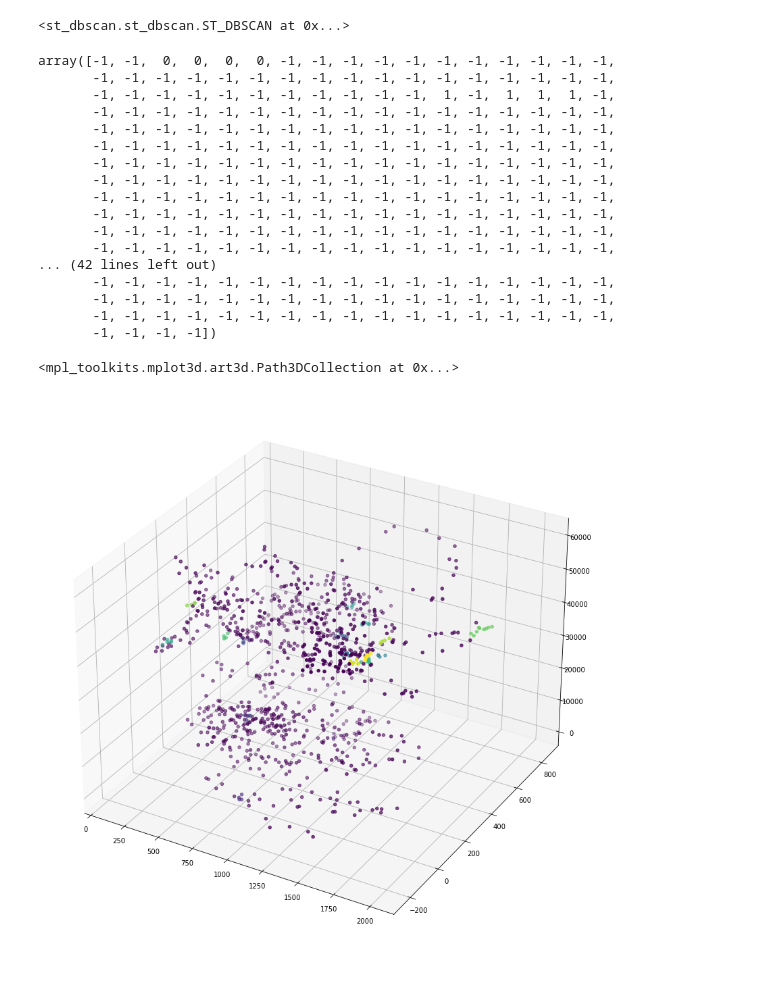
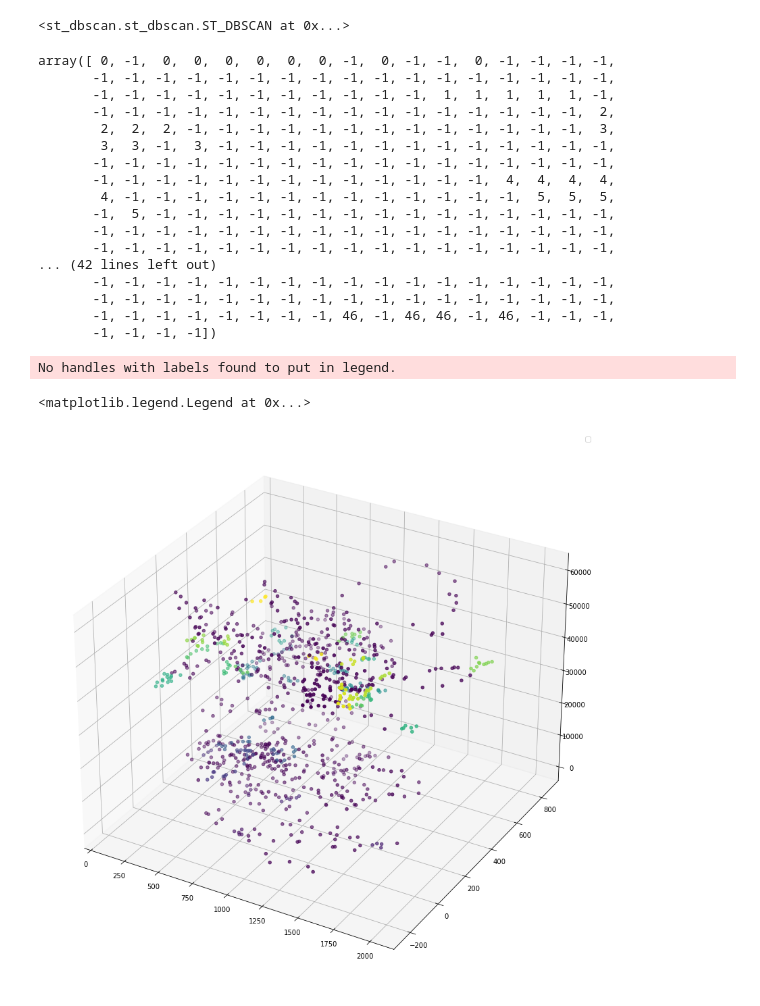
Before and after one commit to Adsata/Fixation-Clustering, a Jupyter notebook: testing/OPTICS + ST_DBSAN - Taimur.ipynb, the cells around one changed output. Drawn from its saved outputs; the diff is of its cells as text; code cells hidden in the pictures.

```diff
--- a/testing/OPTICS + ST_DBSAN - Taimur.ipynb
+++ b/testing/OPTICS + ST_DBSAN - Taimur.ipynb
@@ -7,7 +7,7 @@ import pandas
 import matplotlib.pyplot as plt
 import numpy as np
 
-
+pandas.set_option("display.max_rows", None, "display.max_columns", None)
 
 url = urllib.request.urlopen("http://dschr.de/api/resultCombineData")
 data = json.loads(url.read().decode())
@@ -20,5 +20,6 @@ ts2 = pandas.DataFrame(data[1]["data"]) # time series 2
 ts1['timestamp'] = ts1['timestamp'].apply(lambda x: x - ts1['timestamp'][0])
 ts2['timestamp'] = ts2['timestamp'].apply(lambda x: x - ts2['timestamp'][0])
 
-ts1
+print(ts1)
+#print(ts2)
 # %% [output]
@@ -130,7 +135,7 @@ Note: you may need to restart the kernel to use updated packages.
 # %%
 from st_dbscan import ST_DBSCAN
 
-st_dbscan = ST_DBSCAN(eps1 = 30, eps2 = 250, min_samples = 4)
+st_dbscan = ST_DBSCAN(eps1 = 50, eps2 = 250, min_samples = 4)
 
 st_dbscan.fit(X)
 # %% [output]
@@ -138,27 +143,33 @@ st_dbscan.fit(X)
 # %%
 st_dbscan.labels
 # %% [output]
-array([-1, -1,  0,  0,  0,  0, -1, -1, -1, -1, -1, -1, -1, -1, -1, -1, -1,
+array([ 0, -1,  0,  0,  0,  0,  0,  0, -1,  0, -1, -1,  0, -1, -1, -1, -1,
        -1, -1, -1, -1, -1, -1, -1, -1, -1, -1, -1, -1, -1, -1, -1, -1, -1,
-       -1, -1, -1, -1, -1, -1, -1, -1, -1, -1, -1,  1, -1,  1,  1,  1, -1,
+       -1, -1, -1, -1, -1, -1, -1, -1, -1, -1, -1,  1,  1,  1,  1,  1, -1,
+       -1, -1, -1, -1, -1, -1, -1, -1, -1, -1, -1, -1, -1, -1, -1, -1,  2,
+        2,  2,  2, -1, -1, -1, -1, -1, -1, -1, -1, -1, -1, -1, -1, -1,  3,
+        3,  3, -1,  3, -1, -1, -1, -1, -1, -1, -1, -1, -1, -1, -1, -1, -1,
        -1, -1, -1, -1, -1, -1, -1, -1, -1, -1, -1, -1, -1, -1, -1, -1, -1,
-       -1, -1, -1, -1, -1, -1, -1, -1, -1, -1, -1, -1, -1, -1, -1, -1, -1,
-       -1, -1, -1, -1, -1, -1, -1, -1, -1, -1, -1, -1, -1, -1, -1, -1, -1,
-       -1, -1, -1, -1, -1, -1, -1, -1, -1, -1, -1, -1, -1, -1, -1, -1, -1,
-       -1, -1, -1, -1, -1, -1, -1, -1, -1, -1, -1, -1, -1, -1, -1, -1, -1,
-       -1, -1, -1, -1, -1, -1, -1, -1, -1, -1, -1, -1, -1, -1, -1, -1, -1,
-       -1, -1, -1, -1, -1, -1, -1, -1, -1, -1, -1, -1, -1, -1, -1, -1, -1,
+       -1, -1, -1, -1, -1, -1, -1, -1, -1, -1, -1, -1, -1,  4,  4,  4,  4,
+        4, -1, -1, -1, -1, -1, -1, -1, -1, -1, -1, -1, -1, -1,  5,  5,  5,
+       -1,  5, -1, -1, -1, -1, -1, -1, -1, -1, -1, -1, -1, -1, -1, -1, -1,
        -1, -1, -1, -1, -1, -1, -1, -1, -1, -1, -1, -1, -1, -1, -1, -1, -1,
        -1, -1, -1, -1, -1, -1, -1, -1, -1, -1, -1, -1, -1, -1, -1, -1, -1,
 ... (42 lines left out)
        -1, -1, -1, -1, -1, -1, -1, -1, -1, -1, -1, -1, -1, -1, -1, -1, -1,
        -1, -1, -1, -1, -1, -1, -1, -1, -1, -1, -1, -1, -1, -1, -1, -1, -1,
-       -1, -1, -1, -1, -1, -1, -1, -1, -1, -1, -1, -1, -1, -1, -1, -1, -1,
+       -1, -1, -1, -1, -1, -1, -1, -1, 46, -1, 46, 46, -1, 46, -1, -1, -1,
        -1, -1, -1, -1])
 # %%
+y_pred = np.array(st_dbscan.labels)
+
+y_pred
+
 fig = plt.figure(figsize=(15,15))
 ax = fig.add_subplot(111, projection='3d')
 ax.scatter(X[:,1],X[:,2],X[:,0], c=st_dbscan.labels)
+ax.legend()
 # %% [output]
-<mpl_toolkits.mplot3d.art3d.Path3DCollection at 0x...>
+No handles with labels found to put in legend.
+<matplotlib.legend.Legend at 0x...>
-[figure, old version]
+[figure, new version]
```
Also changed, not shown: parts of 1 cell of this notebook.
